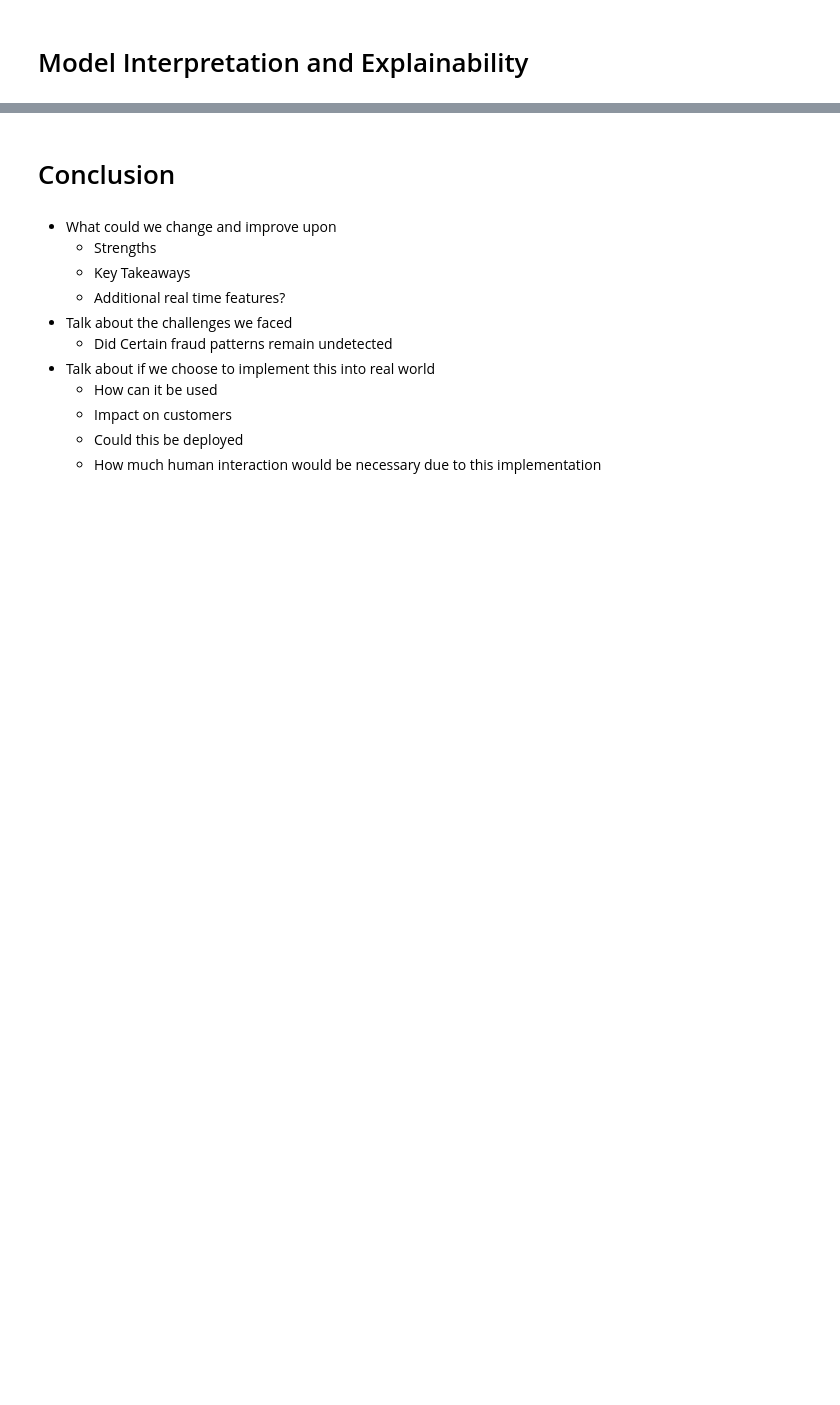
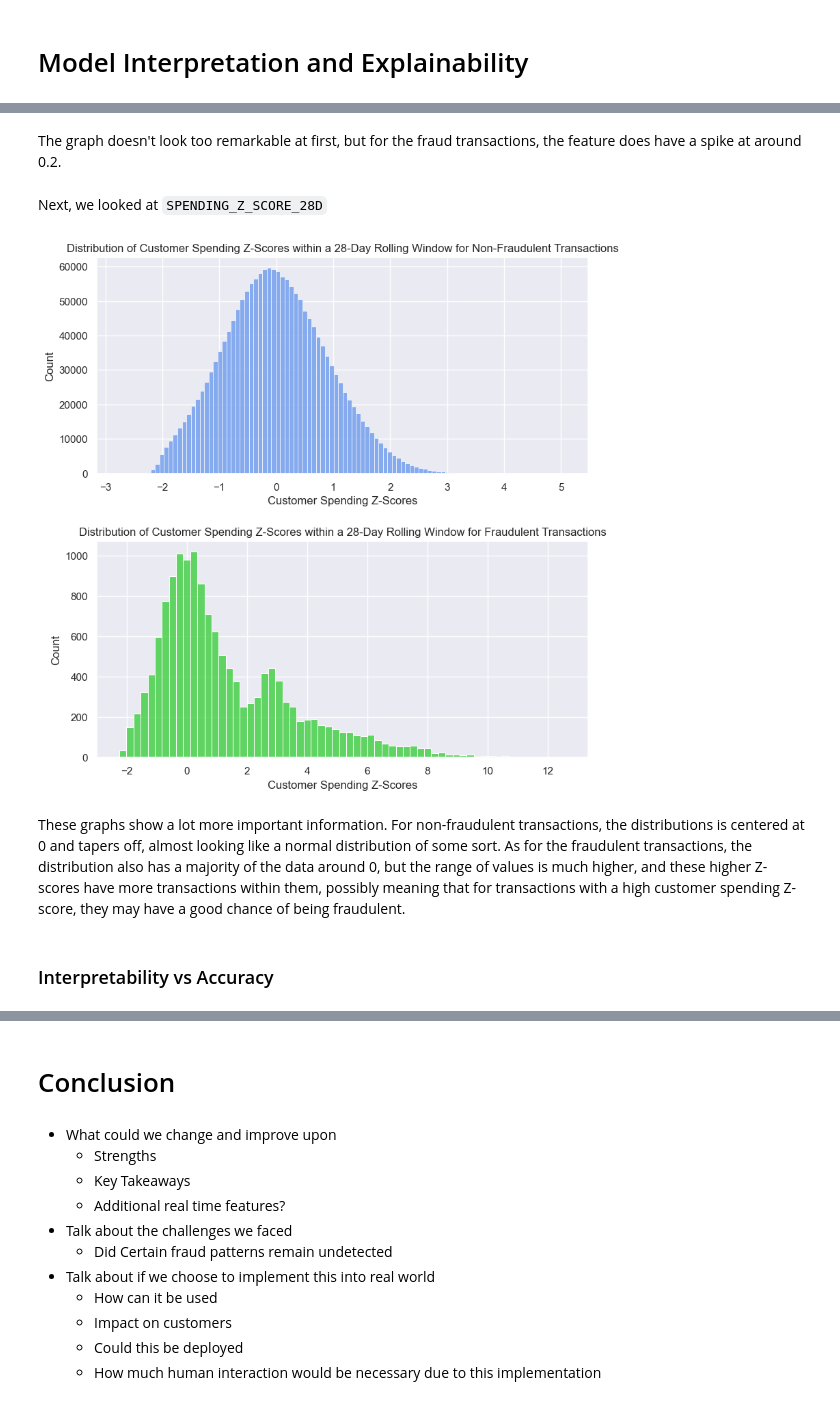
Before and after one commit to jwickham1023/DSCI478-Kaggle-Project, a Jupyter notebook: writeup.ipynb, the cells around one changed output, grey strips where cells are left out. Saved outputs shown, nothing was run; the diff lists cells and outputs as text; code cells hidden in the pictures; blank space fills up the shorter version.

```diff
--- a/writeup.ipynb
+++ b/writeup.ipynb
@@ -551,11 +545,21 @@ df2 = pd.concat([train_df, test_df], axis=0)
+# %% [markdown]
+The graph doesn't look too remarkable at first, but for the fraud transactions, the feature does have a spike at around 0.2.
+# %% [markdown]
+Next, we looked at `SPENDING_Z_SCORE_28D`
 # %%
 _, ax = plt.subplots(2, 1, figsize=(8, 8))
 _.tight_layout(h_pad=4)
 sns.set_theme(style="darkgrid")
 
-sns.histplot(data=df2[df2['TX_FRAUD'] == 0], x='SPENDING_Z_SCORE_28D', ax=ax[0], color='cornflowerblue')
+sns.histplot(data=df2[df2['TX_FRAUD'] == 0], x='SPENDING_Z_SCORE_28D', ax=ax[0], bins=100, color='cornflowerblue')
 ax[0].set(xlabel = "Customer Spending Z-Scores", ylabel="Count",
           title="Distribution of Customer Spending Z-Scores within a 28-Day Rolling Window for Non-Fraudulent Transactions");
-sns.histplot(data=df2[df2['TX_FRAUD'] == 1], x='SPENDING_Z_SCORE_28D', ax=ax[1], color='tomato')
+sns.histplot(data=df2[df2['TX_FRAUD'] == 1], x='SPENDING_Z_SCORE_28D', ax=ax[1], color='limegreen')
 ax[1].set(xlabel = "Customer Spending Z-Scores", ylabel="Count",
           title="Distribution of Customer Spending Z-Scores within a 28-Day Rolling Window for Fraudulent Transactions");
+# %% [output]
+[figure, added]
+# %% [markdown]
+These graphs show a lot more important information. For non-fraudulent transactions, the distributions is centered at 0 and tapers off, almost looking like a normal distribution of some sort. As for the fraudulent transactions, the distribution also has a majority of the data around 0, but the range of values is much higher, and these higher Z-scores have more transactions within them, possibly meaning that for transactions with a high customer spending Z-score, they may have a good chance of being fraudulent.
+# %% [markdown]
+### Interpretability vs Accuracy
```
Also changed, not shown: parts of 31 cells of this notebook, 2 other files.
